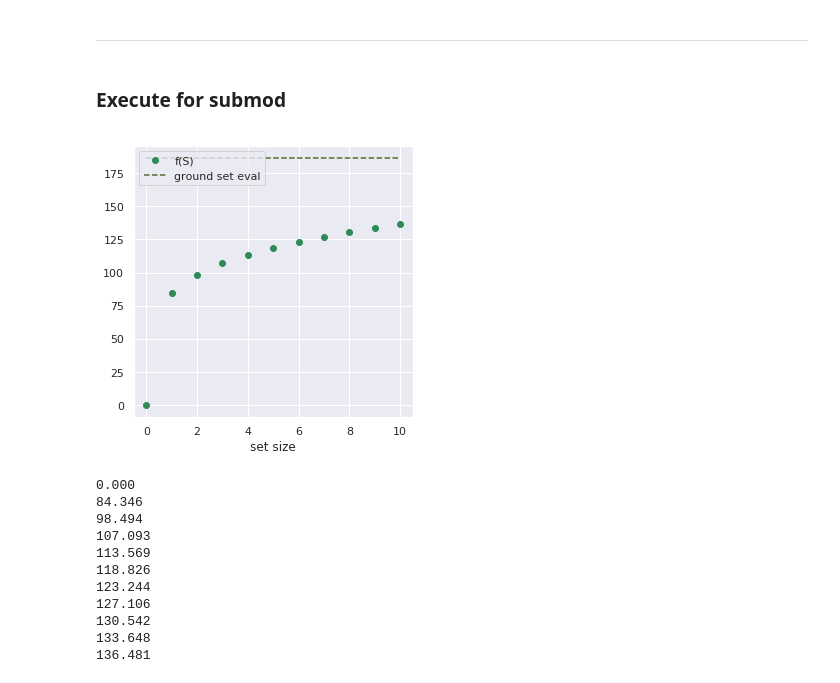
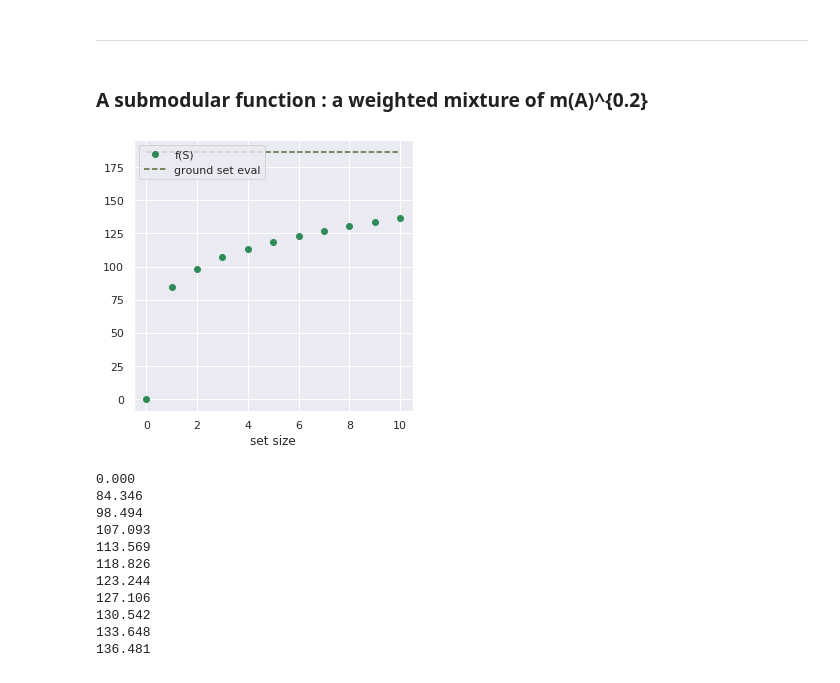
Before and after one commit to neerajaabhyankar/fair-cohort-selection, a Jupyter notebook: discrete-point-process-with-quota.ipynb, the cells around one changed output. Drawn from its saved outputs; the diff is of its cells as text; code cells hidden in the pictures.

```diff
--- a/discrete-point-process-with-quota.ipynb
+++ b/discrete-point-process-with-quota.ipynb
@@ -7,5 +7,6 @@ import math
 import numpy as np
 from sklearn.manifold import TSNE
 import matplotlib.pyplot as plt
+from matplotlib.lines import Line2D
 import seaborn as sns
-sns.set()
+sns.set(style="whitegrid")
@@ -178,8 +55,8 @@ for oo in objectives: print("{:.3f}".format(oo))
 101255403669399.172
 # %% [markdown]
 ---
-# %% [markdown]
-### Execute for submod
+# %% [markdown]
+### A submodular function : a weighted mixture of m(A)^{0.2}
 # %%
 n = 50
 m = 200
@@ -191,12 +68,12 @@ mixw = np.random.random(m); mixw = mixw/np.max(mixw)
 
 ground = np.dot(mixw, np.sum(X, axis=0)**0.2)
 # %%
-S, objectives = greedygains_submod(None, X, mixw, k)
+S, objectives = subm.greedygains_submod(None, X, mixw, k)
 # %%
 plt.figure(figsize=(5,5))
-objplot(objectives, ground, "seagreen", "darkolivegreen")
+plottingtools.objplot(objectives, ground, "seagreen", "darkolivegreen")
 # %% [output]
-[figure, old version]
+[figure, new version]
 # %%
 for oo in objectives: print("{:.3f}".format(oo))
 # %% [output]
```
Also changed, not shown: parts of 37 cells of this notebook, 3 other files.
